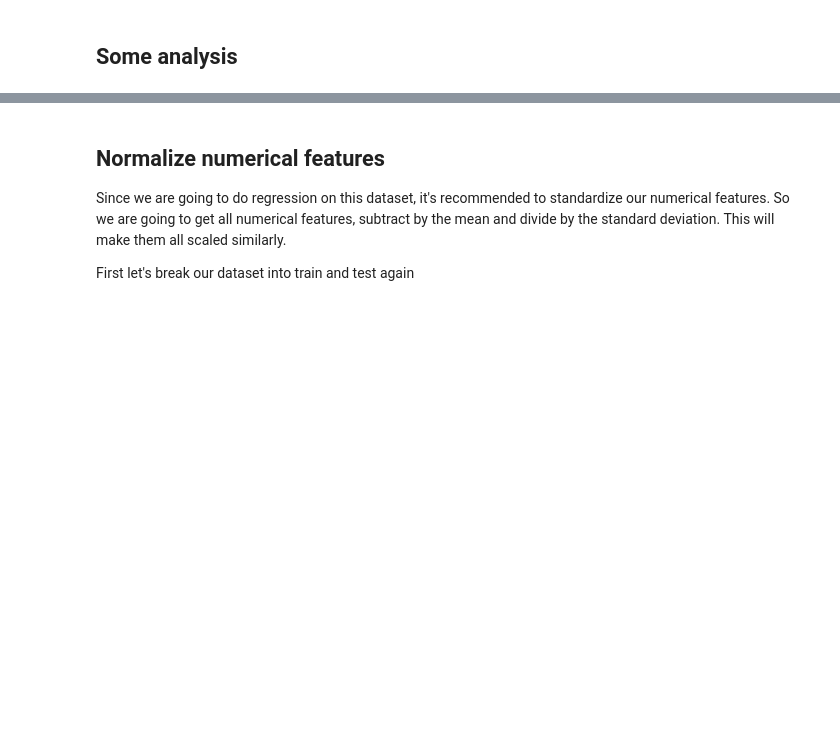
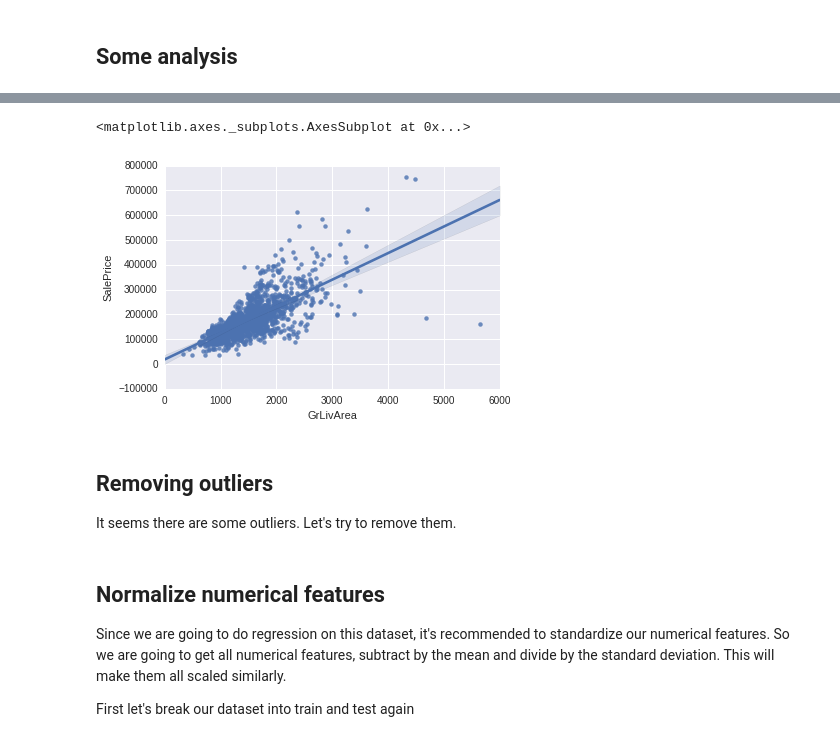
Before and after one commit to ehauckdo/machine-learning, a Jupyter notebook: notebooks/houseprices/House Prices Exploration.ipynb, the cells around one changed output, grey strips where cells are left out. Drawn from its saved outputs; the diff is of its cells as text; code cells hidden in the pictures; blank space fills up the shorter version.

```diff
--- a/notebooks/houseprices/House Prices Exploration.ipynb
+++ b/notebooks/houseprices/House Prices Exploration.ipynb
@@ -181,0 +232,9 @@ sns.regplot(x = train['OverallCond'], y = np.exp(Y_train))
+# %%
+sns.regplot(x = train['GrLivArea'], y = np.exp(Y_train))
+# %% [output]
+<matplotlib.axes._subplots.AxesSubplot at 0x...>
+[figure, added]
+# %% [markdown]
+## Removing outliers
+
+It seems there are some outliers. Let's try to remove them.
```
Also changed, not shown: parts of 12 cells of this notebook.
